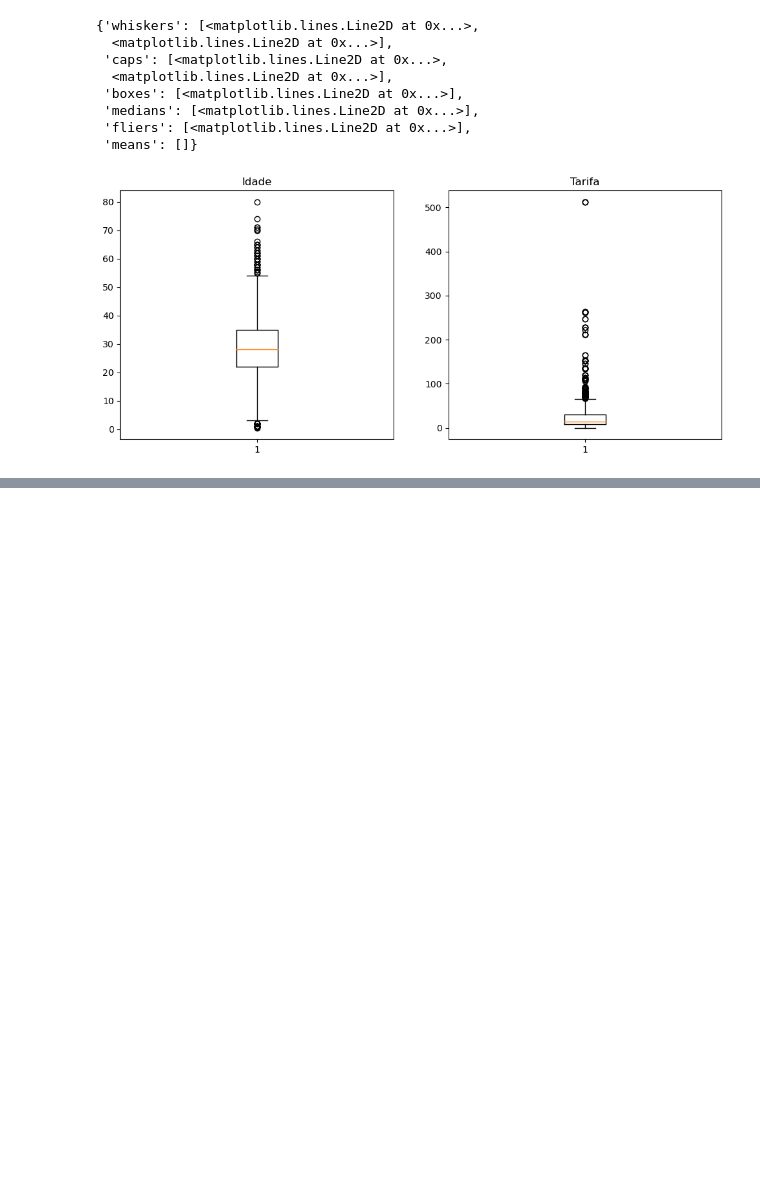
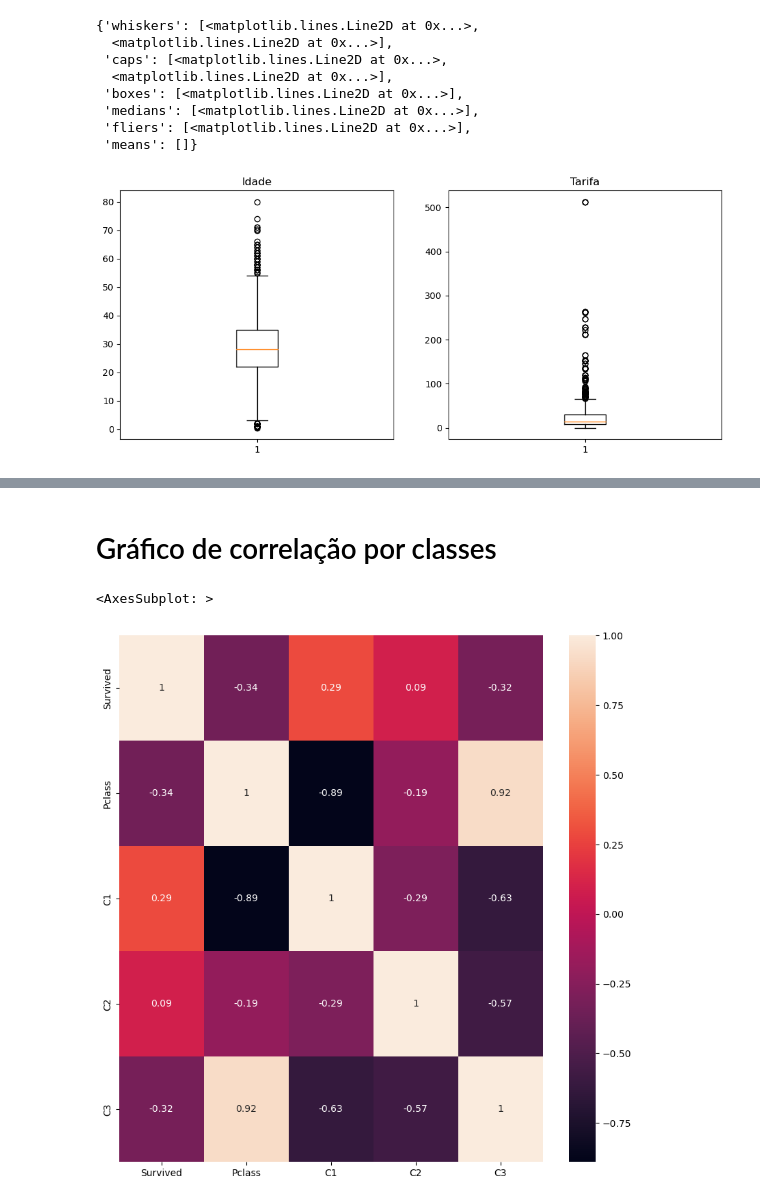
Before and after one commit to Vander-ST/SeminarioMBA, a Jupyter notebook: seminario.ipynb, the cells around one changed output, grey strips where cells are left out. Saved outputs shown, nothing was run; the diff lists cells and outputs as text; code cells hidden in the pictures; blank space fills up the shorter version.

```diff
--- a/seminario.ipynb
+++ b/seminario.ipynb
@@ -80,0 +145,7 @@ ax1[1].boxplot(Base.Fare)                               #Criando boxplot da colu
+# %%
+warnings.filterwarnings("ignore")
+Base3 = Base[['Survived','Pclass']]           #Base por classe
+Base3['C1'] = np.where(Base3.Pclass == 1,1,0)
+Base3['C2'] = np.where(Base3.Pclass == 2,1,0)
+Base3['C3'] = np.where(Base3.Pclass == 3,1,0)
+Base3.head(5)
@@ -80,0 +159,8 @@ ax1[1].boxplot(Base.Fare)                               #Criando boxplot da colu
+# %% [markdown]
+# Gráfico de correlação por classes
+# %%
+plt.figure(figsize=(10,10))             #Criando imagem e definindo tamanho
+sns.heatmap(Base3.corr().round(2), annot = True)
+# %% [output]
+<AxesSubplot: >
+[figure, added]
```
Also changed, not shown: parts of 58 cells of this notebook.
